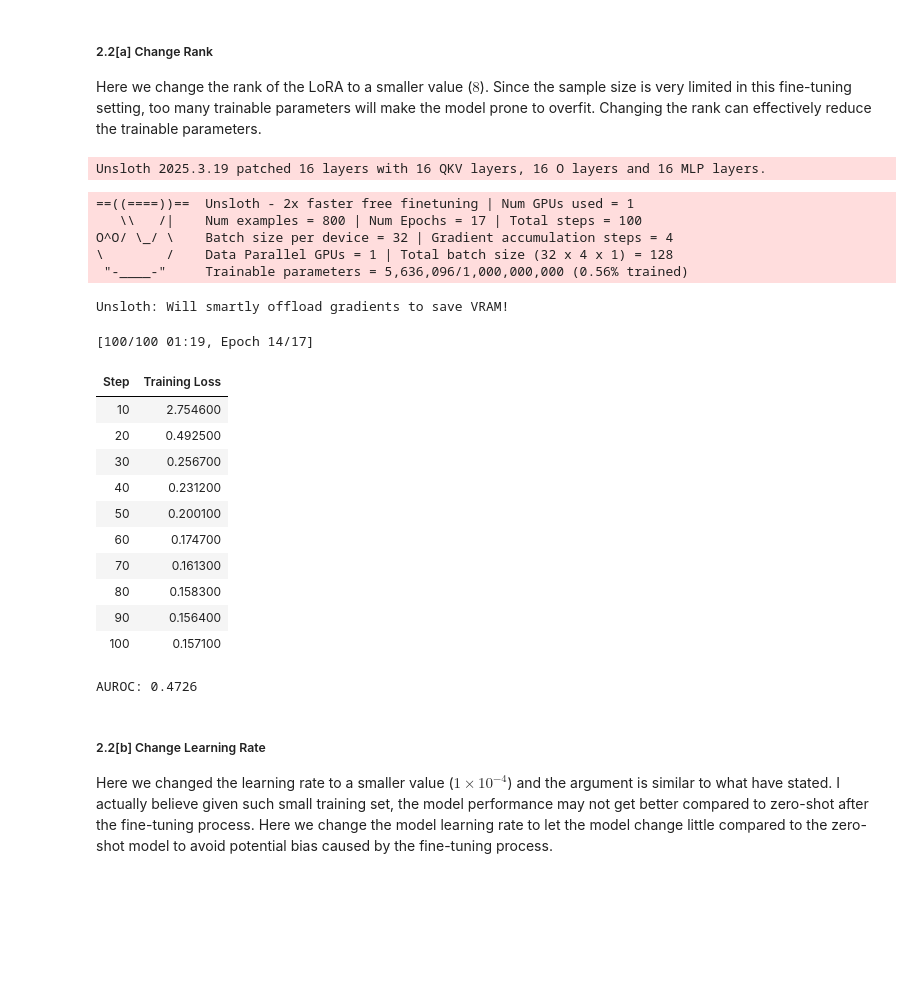
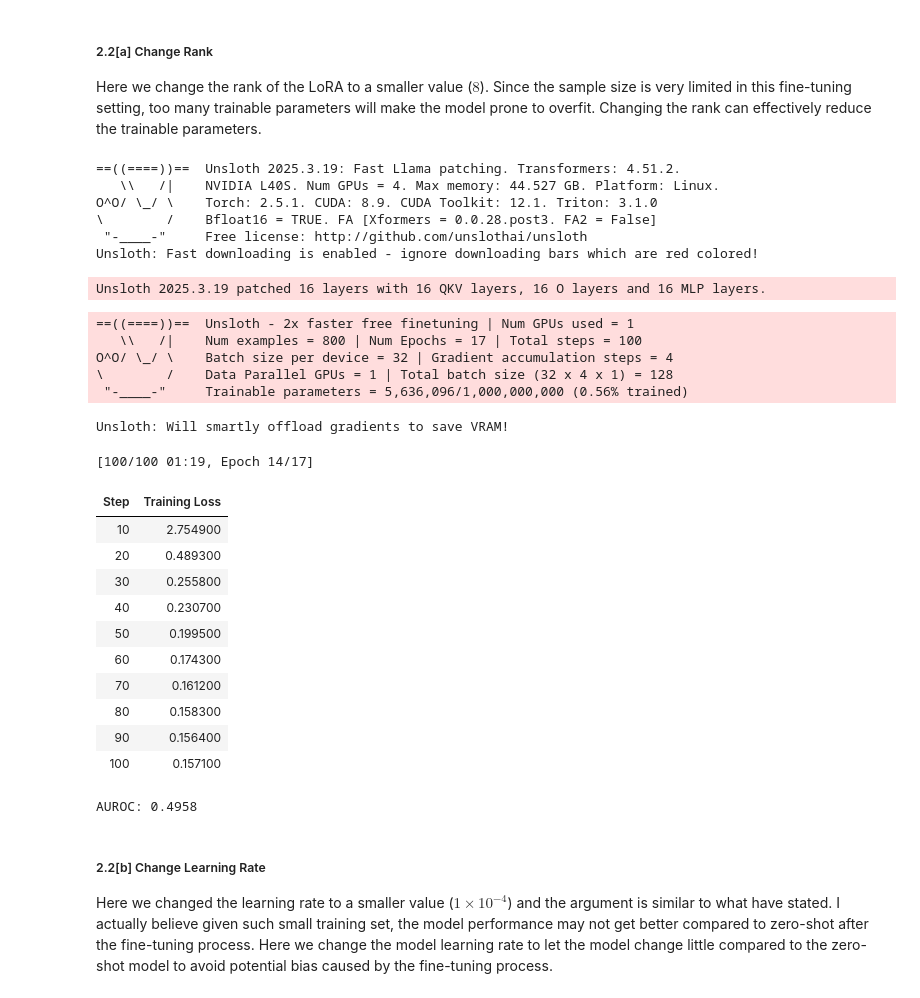
Before and after one commit to DILIU899/BINF4002_MLHC, a Jupyter notebook: HW4/dl3738_binf4008_mlh_assignment_4.ipynb, the cells around one changed output. Saved outputs shown, nothing was run; the diff lists cells and outputs as text; code cells hidden in the pictures; blank space fills up the shorter version.

```diff
--- a/HW4/dl3738_binf4008_mlh_assignment_4.ipynb
+++ b/HW4/dl3738_binf4008_mlh_assignment_4.ipynb
@@ -517,54 +517,59 @@ log_likelihoods = []
 for i, batch in enumerate(dataloader):
 
     input_ids = batch['input_ids'].to('cuda')
     attention_mask = batch['attention_mask'].to('cuda')
 
     with torch.no_grad():
         outputs = model.generate(
             input_ids=input_ids,
             attention_mask=attention_mask,
             output_logits=True,
             return_dict_in_generate=True
         )
 
     logits = outputs.logits[0]  # shape: [batch_size, vocab_size]
     # Compute log-softmax over vocab logits
     log_probs = F.log_softmax(logits, dim=-1)
 
     # Collect log-likelihoods of the True / False tokens
     batch_false_log = log_probs[:, false_token_id]
     batch_true_log = log_probs[:, true_token_id]
     log_likelihoods.extend(torch.stack([batch_false_log, batch_true_log], dim=1).tolist())
 
 # output evaluation metrics
 y_true = [1 if label.strip().lower() == "1" else 0 for label in hf_dataset_test['output']]
 
-y_scores = [1 / (1 + math.exp(log_true))
-            for log_false, log_true in log_likelihoods]
+y_scores = [1 / (1 + math.exp(log_false - log_true)) for log_false, log_true in log_likelihoods]
 
 auroc = roc_auc_score(y_true, y_scores)
 print(f"AUROC: {auroc:.4f}")
 # %% [output]
-Unsloth 2025.3.19 patched 16 layers with 16 QKV layers, 16 O layers and 16 MLP layers.
+==((====))==  Unsloth 2025.3.19: Fast Llama patching. Transformers: 4.51.2.
+   \\   /|    NVIDIA L40S. Num GPUs = 4. Max memory: 44.527 GB. Platform: Linux.
+O^O/ \_/ \    Torch: 2.5.1. CUDA: 8.9. CUDA Toolkit: 12.1. Triton: 3.1.0
+\        /    Bfloat16 = TRUE. FA [Xformers = 0.0.28.post3. FA2 = False]
+ "-____-"     Free license: http://github.com/unslothai/unsloth
+Unsloth: Fast downloading is enabled - ignore downloading bars which are red colored!
-==((====))==  Unsloth - 2x faster free finetuning | Num GPUs used = 1
-   \\   /|    Num examples = 800 | Num Epochs = 17 | Total steps = 100
-O^O/ \_/ \    Batch size per device = 32 | Gradient accumulation steps = 4
-\        /    Data Parallel GPUs = 1 | Total batch size (32 x 4 x 1) = 128
- "-____-"     Trainable parameters = 5,636,096/1,000,000,000 (0.56% trained)
+Unsloth 2025.3.19 patched 16 layers with 16 QKV layers, 16 O layers and 16 MLP layers.
-Unsloth: Will smartly offload gradients to save VRAM!
+==((====))==  Unsloth - 2x faster free finetuning | Num GPUs used = 1
+   \\   /|    Num examples = 800 | Num Epochs = 17 | Total steps = 100
+O^O/ \_/ \    Batch size per device = 32 | Gradient accumulation steps = 4
+\        /    Data Parallel GPUs = 1 | Total batch size (32 x 4 x 1) = 128
+ "-____-"     Trainable parameters = 5,636,096/1,000,000,000 (0.56% trained)
-[100/100 01:19, Epoch 14/17]
+Unsloth: Will smartly offload gradients to save VRAM!
+[100/100 01:19, Epoch 14/17]
 | Step | Training Loss |
-| 10 | 2.754600 |
-| 20 | 0.492500 |
-| 30 | 0.256700 |
-| 40 | 0.231200 |
-| 50 | 0.200100 |
-| 60 | 0.174700 |
-| 70 | 0.161300 |
+| 10 | 2.754900 |
+| 20 | 0.489300 |
+| 30 | 0.255800 |
+| 40 | 0.230700 |
+| 50 | 0.199500 |
+| 60 | 0.174300 |
+| 70 | 0.161200 |
 | 80 | 0.158300 |
 | 90 | 0.156400 |
 | 100 | 0.157100 |
-AUROC: 0.4726
+AUROC: 0.4958
 # %% [markdown]
 ##### 2.2[b] Change Learning Rate
 
```
Also changed, not shown: parts of 4 cells of this notebook.
